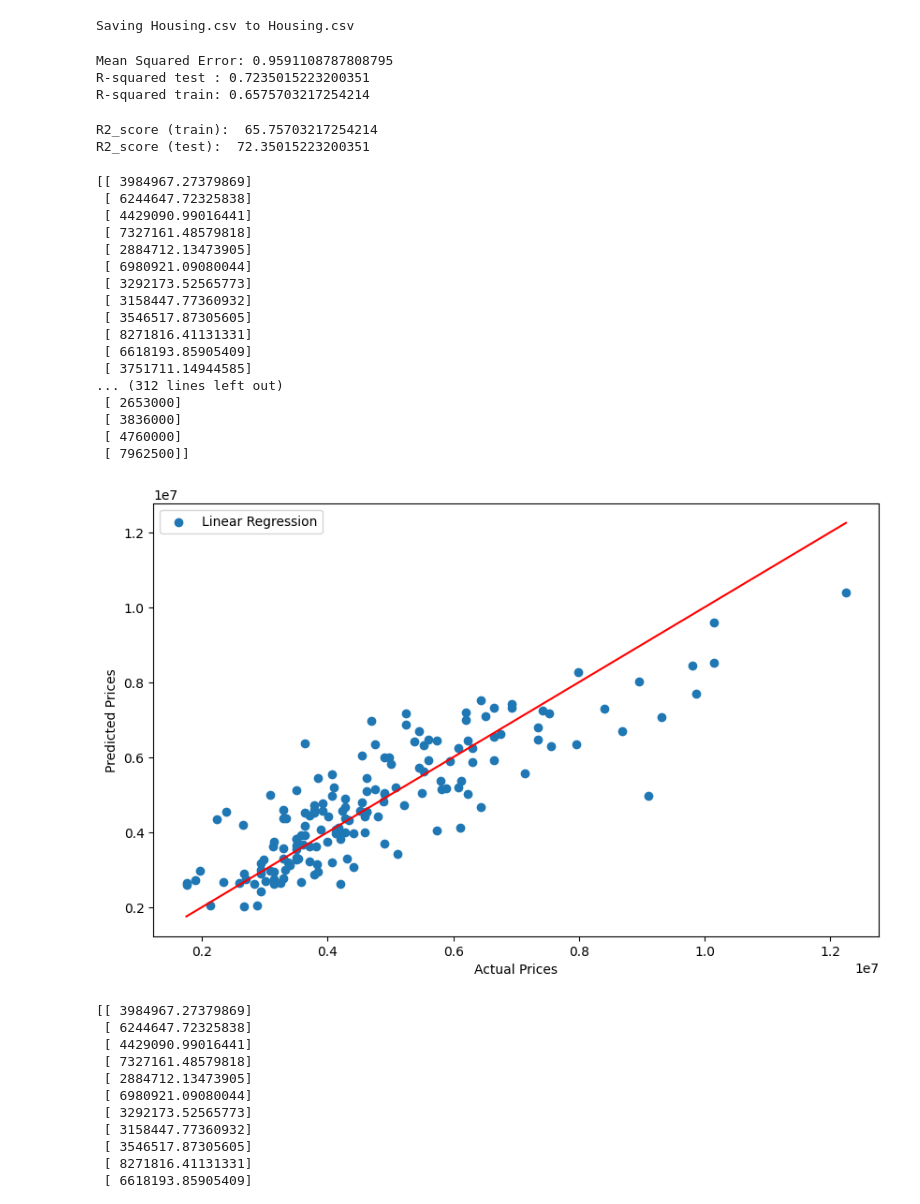
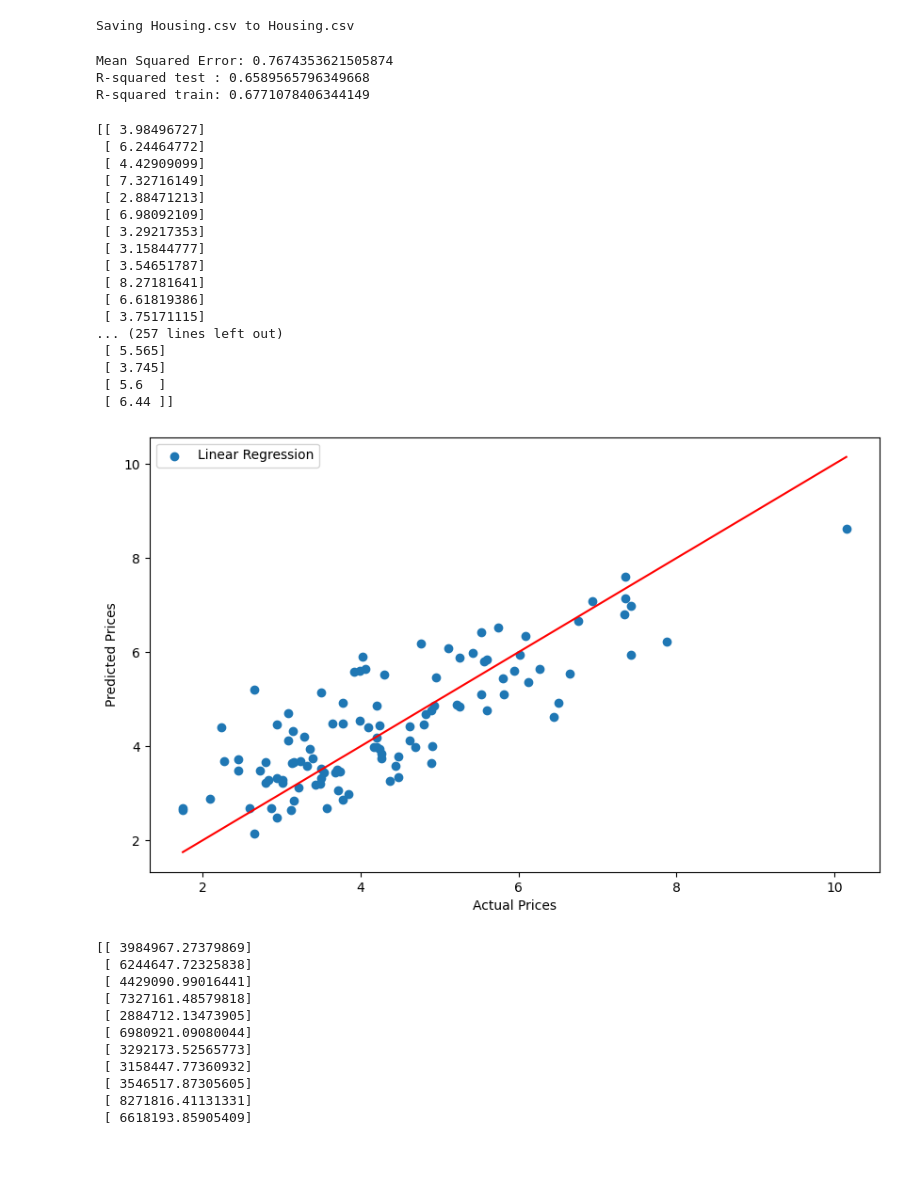
Before and after one commit to dungvu242k3/ML_with_Pytorch_and_Scikit_Learn, a Jupyter notebook: Regression/LinearRegression.ipynb, the cells around one changed output. Saved outputs shown, nothing was run; the diff lists cells and outputs as text; code cells hidden in the pictures; blank space fills up the shorter version.

```diff
--- a/Regression/LinearRegression.ipynb
+++ b/Regression/LinearRegression.ipynb
@@ -25,7 +25,7 @@ y = dataset['price'].values.reshape(-1,1) / 1000000
 # %%
 # prompt: MLR
 
-X_train, X_test, y_train, y_test = train_test_split(X, y, test_size=0.3, random_state=0)
+X_train, X_test, y_train, y_test = train_test_split(X, y, test_size=0.2, random_state=5)
 
 regressor = LinearRegression()
 regressor.fit(X_train, y_train)
@@ -39,55 +39,40 @@ print(f"Mean Squared Error: {mse}")
 print(f"R-squared test : {r2_test}")
 print(f'R-squared train: {r2_train}')
 # %% [output]
-Mean Squared Error: 0.9591108787808795
-R-squared test : 0.7235015223200351
-R-squared train: 0.6575703217254214
+Mean Squared Error: 0.7674353621505874
+R-squared test : 0.6589565796349668
+R-squared train: 0.6771078406344149
-# %%
-y_pred_linear_train = regressor.predict(X_train)
-r2_score_linear_train = r2_score(y_train, y_pred_linear_train)
-
-y_pred_linear_test = regressor.predict(X_test)
-r2_score_linear_test = r2_score(y_test, y_pred_linear_test)
-
-rmse_linear = (np.sqrt(mean_squared_error(y_test, y_pred_linear_test)))
-
-print('R2_score (train): ', r2_score_linear_train*100)
-print('R2_score (test): ', r2_score_linear_test*100)
-#print("RMSE: ", rmse_linear)
-# %% [output]
-R2_score (train):  65.75703217254214
-R2_score (test):  72.35015223200351
 # %%
 print(y_pred)
 print(y_test)
 # %% [output]
-[[ 3984967.27379869]
- [ 6244647.72325838]
- [ 4429090.99016441]
- [ 7327161.48579818]
- [ 2884712.13473905]
- [ 6980921.09080044]
- [ 3292173.52565773]
- [ 3158447.77360932]
- [ 3546517.87305605]
- [ 8271816.41131331]
- [ 6618193.85905409]
- [ 3751711.14944585]
-... (312 lines left out)
- [ 2653000]
- [ 3836000]
- [ 4760000]
- [ 7962500]]
+[[ 3.98496727]
+ [ 6.24464772]
+ [ 4.42909099]
+ [ 7.32716149]
+ [ 2.88471213]
+ [ 6.98092109]
+ [ 3.29217353]
+ [ 3.15844777]
+ [ 3.54651787]
+ [ 8.27181641]
+ [ 6.61819386]
+ [ 3.75171115]
+... (257 lines left out)
+ [ 5.565]
+ [ 3.745]
+ [ 5.6  ]
+ [ 6.44 ]]
 # %%
 plt.figure(figsize=(10,6))
-plt.scatter(y_test, y_pred_linear_test, label='Linear Regression')
+plt.scatter(y_test, y_pred_test, label='Linear Regression')
 plt.plot([min(y_test), max(y_test)], [min(y_test), max(y_test)], color='red')
 plt.xlabel('Actual Prices')
 plt.ylabel('Predicted Prices')
 plt.legend()
 plt.show()
 # %% [output]
-[figure, old version]
+[figure, new version]
 # %%
 print(y_pred_linear_test)
 print(y_test)
```
Also changed, not shown: parts of 1 cell of this notebook.
